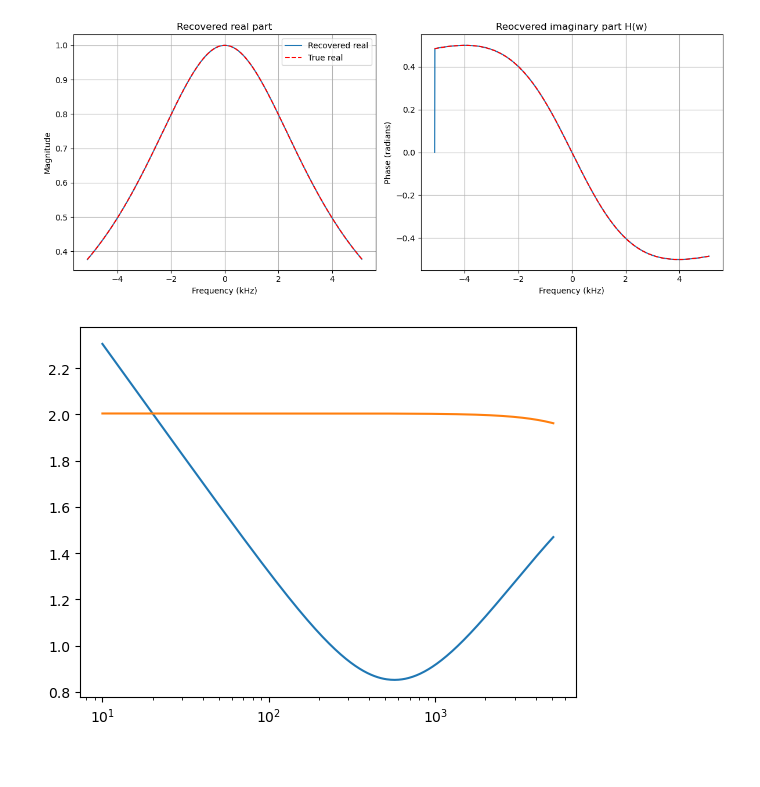
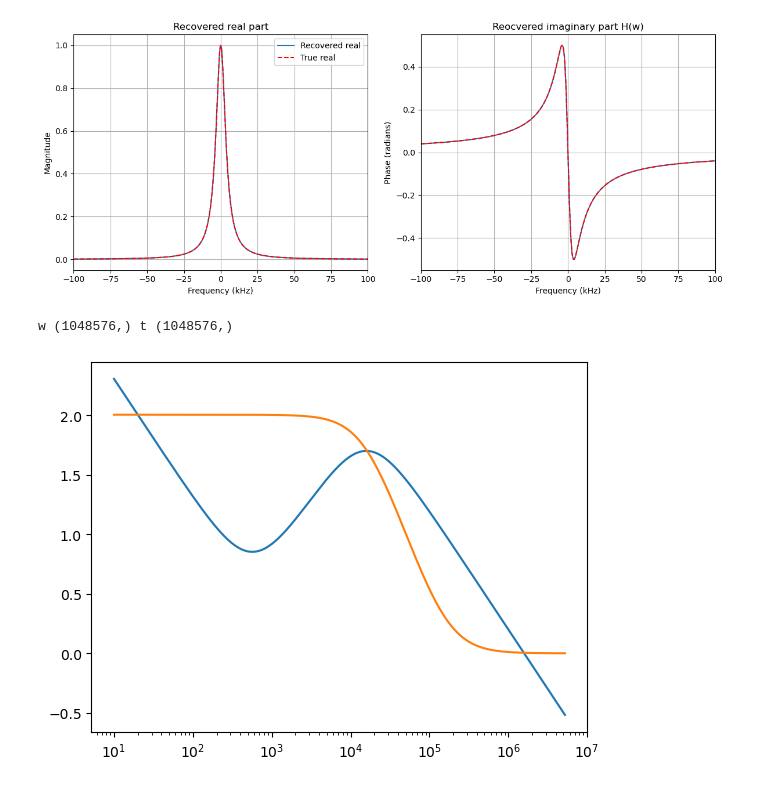
Before and after one commit to luriol/Cryopreservation, a Jupyter notebook: capacitor_time_domain.ipynb, the cells around one changed output. Drawn from its saved outputs; the diff is of its cells as text; code cells hidden in the pictures.

Commit message:
Worked on reverse transform with epsilon but problems so far Please enter the commit message for your changes. Lines starting

```diff
--- a/capacitor_time_domain.ipynb
+++ b/capacitor_time_domain.ipynb
@@ -3,9 +3,10 @@
 import numpy as np
 import matplotlib.pyplot as plt
 import scipy.constants as scc
+from scipy.signal import hann
 
 # Parameters
-N = 2**10
+N = 2**20
 T = 100 * scc.milli
 dt = T / N
 t = np.linspace(0, T, N, endpoint=False)
@@ -26,12 +27,13 @@ H_w = 1 / (1 + 1j * w * R * C)
 # Multiply in frequency domain and return to time domain
 V_w = H_w * U_w
 v_t = np.fft.ifft(V_w).real / dt  # rescale back
-
+t0 = 2*T/3
 # Plot if you want
-plt.plot(t / scc.milli, v_t, label="Output v(t)")
-plt.plot(t / scc.milli, u_t, '--', label="Input u(t)")
+plt.plot((t-t0) / scc.milli, v_t, label="Output v(t)")
+plt.plot((t-t0)/ scc.milli, u_t, '--', label="Input u(t)")
 plt.xlabel("Time (ms)")
 plt.ylabel("Voltage (arb. units)")
+plt.xlim(-.1,1)
 plt.legend()
 plt.grid()
 plt.title("RC Response to Rectangular Pulse")
@@ -62,6 +64,7 @@ plt.figure(figsize=(12, 5))
 plt.subplot(1, 2, 1)
 plt.plot(w_sorted / (2 * np.pi * 1e3), np.real(H_w_sorted), label="Recovered real")
 plt.plot(w_sorted / (2 * np.pi * 1e3), np.real(H_w_true_sorted), '--r', label="True real")
+plt.xlim(-100,100)
 plt.title("Recovered real part")
 plt.xlabel("Frequency (kHz)")
 plt.ylabel("Magnitude")
@@ -71,6 +74,7 @@ plt.legend()
 plt.subplot(1, 2, 2)
 plt.plot(w_sorted / (2 * np.pi * 1e3), np.imag(H_w_sorted), label="Recovered imag")
 plt.plot(w_sorted / (2 * np.pi * 1e3), np.imag(H_w_true_sorted), '--r', label="True imag")
+plt.xlim(-100,100)
 plt.title("Reocvered imaginary part H(w)")
 plt.xlabel("Frequency (kHz)")
 plt.ylabel("Phase (radians)")
@@ -78,30 +82,32 @@ plt.grid()
 
 plt.tight_layout()
 plt.show()
+print("w",np.shape(w),"t",np.shape(t))
 # %% [output]
-[figure, old version]
+[figure, new version]
+w (1048576,) t (1048576,)
 # %%
-T = np.array([0,10,20,30,40,50])
+Temps = np.array([0,10,20,30,40,50])
 rho = np.array([85.841,43.297,23.844,14.082,8.810,5.791])*10000
-a,b,c = np.polyfit(T,np.log(rho),2)
-def rho_W(T):
-    rho = np.exp(T**2*a+T*b+c)
+a,b,c = np.polyfit(Temps,np.log(rho),2)
+def rho_W(Temperature):
+    rho = np.exp(Temperature**2*a+Temperature*b+c)
     return rho
-def eps_sugar(omega,T,tau):
+def eps_sugar(omega,Temperature,tau):
     Delta_k = 100
     y = 1 +0*omega + 0j
-    y -= 1j/(rho_W(T-273.15)*scc.centi)/omega/scc.epsilon_0/10
+    y -= 1j/(rho_W(Temperature-273.15)*scc.centi)/omega/scc.epsilon_0/10
     y += Delta_k/(1 + 1j*omega*tau)
     return y
 tau = 1e-5
-T = 220
+Temperature = 220
 w2 = w[w>.1]
-eps = eps_sugar(w2,T,tau)
+eps = eps_sugar(w2,Temperature,tau)
 plt.plot((w2)/2/np.pi,np.log10(-np.imag(eps)))
 plt.plot((w2)/2/np.pi,np.log10( np.real(eps)))
 plt.xscale("log")
 plt.yscale("linear")
 # %% [output]
-[figure, old version]
+[figure, new version]
 # %%
 tau = 1e-5
```
Also changed, not shown: parts of 4 cells of this notebook.
